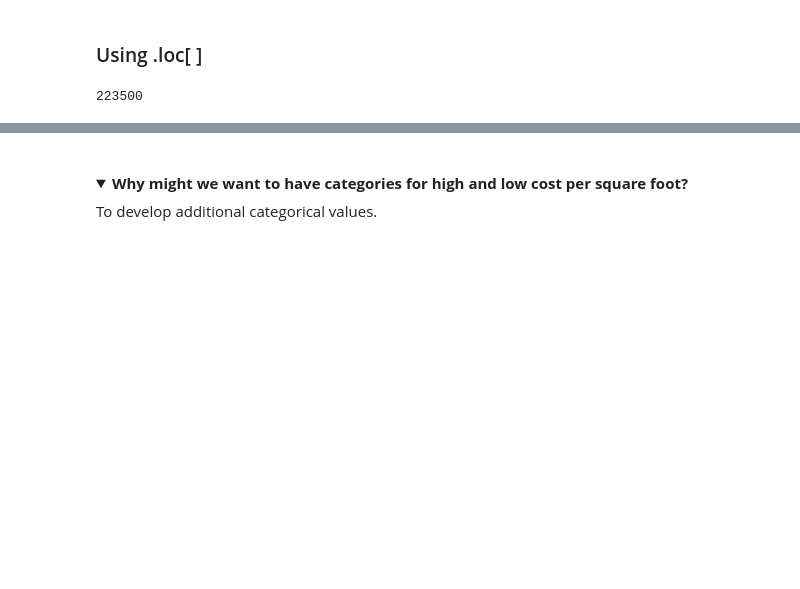
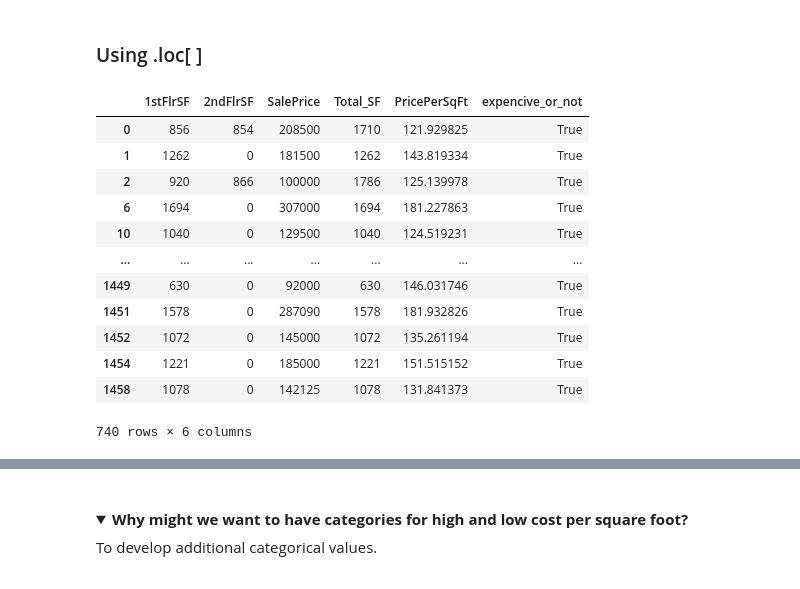
Before and after one commit to Vasanta2002/Sprint_1_git, a Jupyter notebook: module2-exploratory-data-analysis/DS_112_EDA.ipynb, the cells around one changed output, grey strips where cells are left out. Cells and saved outputs as stored; diff of their text form; code cells hidden in the pictures; folded sections open; blank space fills up the shorter version.

```diff
--- a/module2-exploratory-data-analysis/DS_112_EDA.ipynb
+++ b/module2-exploratory-data-analysis/DS_112_EDA.ipynb
@@ -516,6 +470,20 @@ Name: expencive_or_not, dtype: int64
 ### Using .loc[ ]
 # %%
 #We can identify high price per square foot properties that have basements.
-sm_df.loc[2, 'SalePrice']
+sm_df.loc[2, 'SalePrice'] = 100000
-# %% [output]
-223500
+# %%
+sm_df.loc[sm_df['expencive_or_not'] == True]
+# %% [output]
+|  | 1stFlrSF | 2ndFlrSF | SalePrice | Total_SF | PricePerSqFt | expencive_or_not |
+| 0 | 856 | 854 | 208500 | 1710 | 121.929825 | True |
+| 1 | 1262 | 0 | 181500 | 1262 | 143.819334 | True |
+| 2 | 920 | 866 | 100000 | 1786 | 125.139978 | True |
+| 6 | 1694 | 0 | 307000 | 1694 | 181.227863 | True |
+| 10 | 1040 | 0 | 129500 | 1040 | 124.519231 | True |
+| ... | ... | ... | ... | ... | ... | ... |
+| 1449 | 630 | 0 | 92000 | 630 | 146.031746 | True |
+| 1451 | 1578 | 0 | 287090 | 1578 | 181.932826 | True |
+| 1452 | 1072 | 0 | 145000 | 1072 | 135.261194 | True |
+| 1454 | 1221 | 0 | 185000 | 1221 | 151.515152 | True |
+| 1458 | 1078 | 0 | 142125 | 1078 | 131.841373 | True |
+740 rows × 6 columns
```
Also changed, not shown: parts of 20 cells of this notebook.
